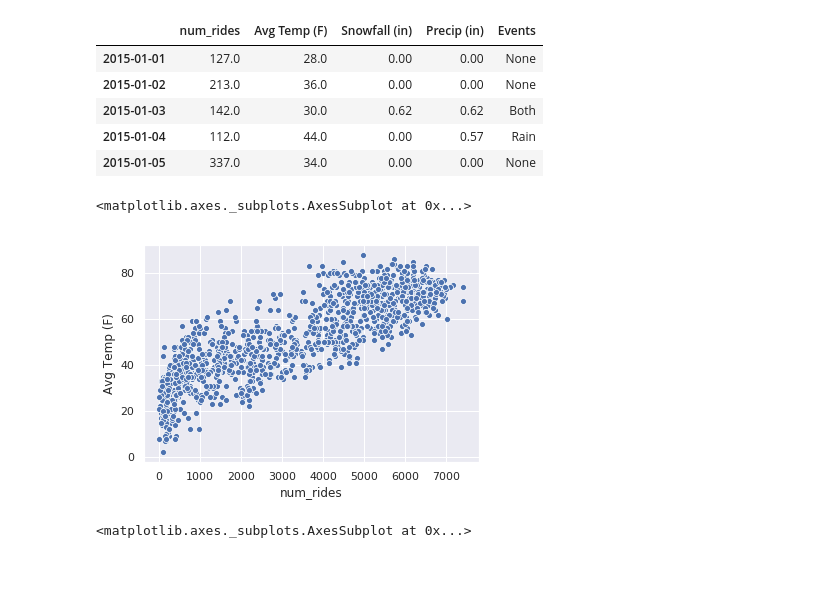
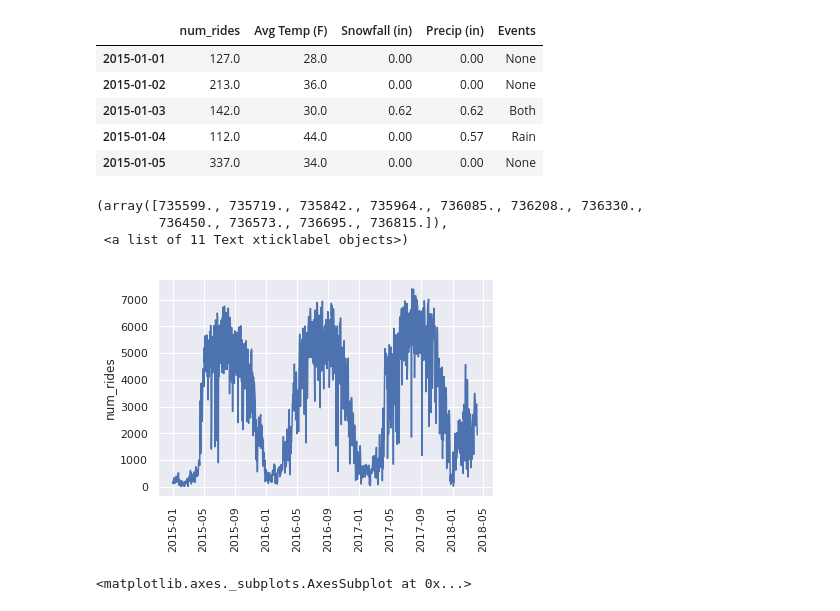
Before and after one commit to ccfreeman/Bikeshare_boston, a Jupyter notebook: colef_data_exploration.ipynb, the cells around one changed output. Saved outputs shown, nothing was run; the diff lists cells and outputs as text; code cells hidden in the pictures; blank space fills up the shorter version.

```diff
--- a/colef_data_exploration.ipynb
+++ b/colef_data_exploration.ipynb
@@ -160,10 +176,13 @@ df.head()
 # %%
 sns.set()
 
-sns.scatterplot(x='num_rides', y='Avg Temp (F)', data=df)
+ax = sns.lineplot(x=df.index, y='num_rides', data=df)
+plt.xticks(rotation='vertical')
 # %% [output]
-<matplotlib.axes._subplots.AxesSubplot at 0x...>
+(array([735599., 735719., 735842., 735964., 736085., 736208., 736330.,
+        736450., 736573., 736695., 736815.]),
+ <a list of 11 Text xticklabel objects>)
-[figure, old version]
+[figure, new version]
 # %%
 sns.scatterplot(x='num_rides', y='Snowfall (in)', data=df)
 # %% [output]
```
Also changed, not shown: parts of 2 cells of this notebook, 1 other file.
